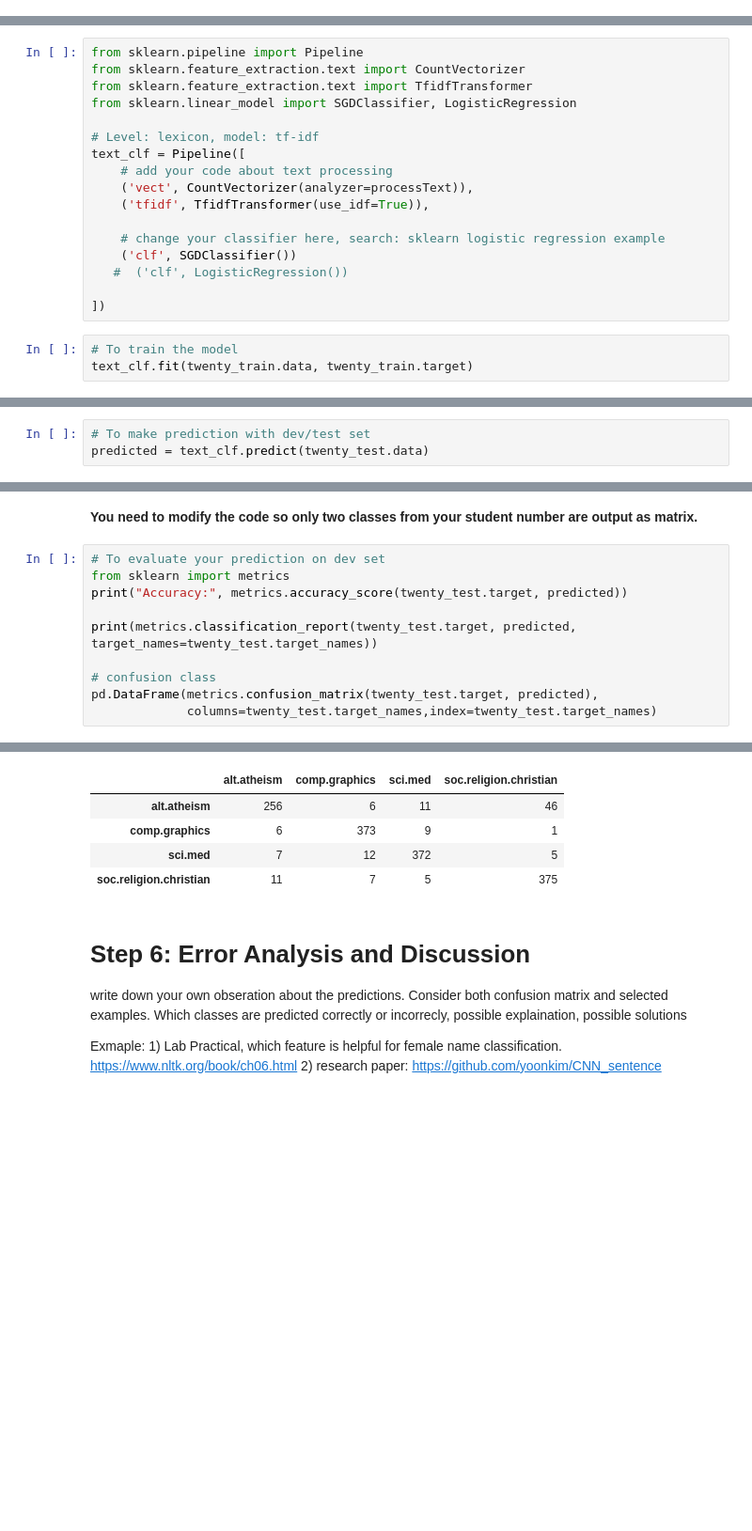
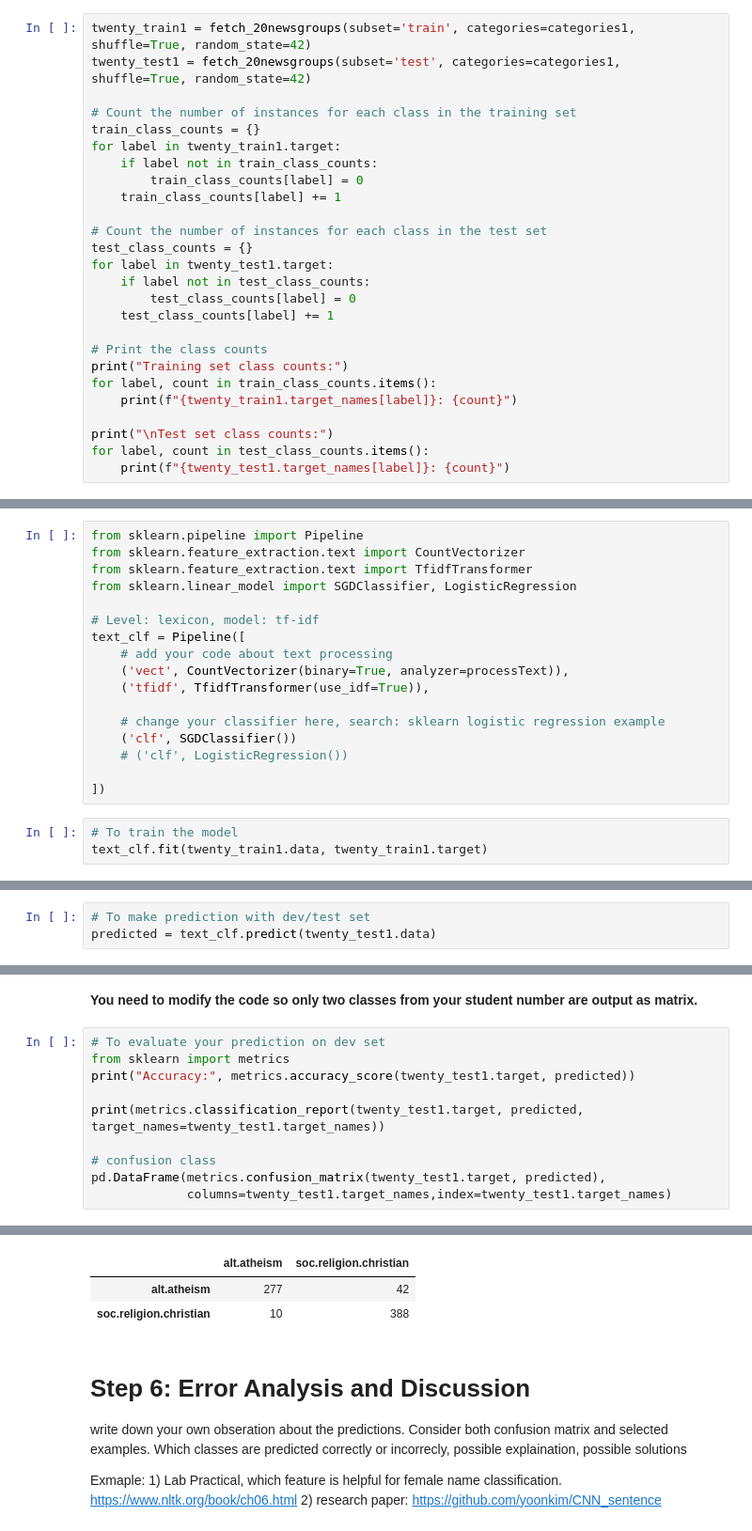
Before and after one commit to InaJaweed/Text_Mining-CS3TM20, a Jupyter notebook: TextMineCW.ipynb, the cells around one changed output, grey strips where cells are left out. Shown at 94% size. Drawn from its saved outputs; the diff is of its cells as text; blank space fills up the shorter version.

```diff
--- a/TextMineCW.ipynb
+++ b/TextMineCW.ipynb
@@ -274,0 +307,26 @@ Your data sets can be obtained as twenty_train1, twenty_test1. All  data set nam
+# %%
+twenty_train1 = fetch_20newsgroups(subset='train', categories=categories1, shuffle=True, random_state=42)
+twenty_test1 = fetch_20newsgroups(subset='test', categories=categories1, shuffle=True, random_state=42)
+
+# Count the number of instances for each class in the training set
+train_class_counts = {}
+for label in twenty_train1.target:
+    if label not in train_class_counts:
+        train_class_counts[label] = 0
+    train_class_counts[label] += 1
+
+# Count the number of instances for each class in the test set
+test_class_counts = {}
+for label in twenty_test1.target:
+    if label not in test_class_counts:
+        test_class_counts[label] = 0
+    test_class_counts[label] += 1
+
+# Print the class counts
+print("Training set class counts:")
+for label, count in train_class_counts.items():
+    print(f"{twenty_train1.target_names[label]}: {count}")
+
+print("\nTest set class counts:")
+for label, count in test_class_counts.items():
+    print(f"{twenty_test1.target_names[label]}: {count}")
@@ -281,16 +364,16 @@ from sklearn.linear_model import SGDClassifier, LogisticRegression
 # Level: lexicon, model: tf-idf
 text_clf = Pipeline([
     # add your code about text processing
-    ('vect', CountVectorizer(analyzer=processText)),
+    ('vect', CountVectorizer(binary=True, analyzer=processText)),
     ('tfidf', TfidfTransformer(use_idf=True)),
 
     # change your classifier here, search: sklearn logistic regression example
     ('clf', SGDClassifier())
-   #  ('clf', LogisticRegression())
+    # ('clf', LogisticRegression())
 
 ])
 # %%
 # To train the model
-text_clf.fit(twenty_train.data, twenty_train.target)
+text_clf.fit(twenty_train1.data, twenty_train1.target)
 # %% [output]
 Pipeline(steps=[('vect',
@@ -300,7 +384,7 @@ Pipeline(steps=[('vect',
 # Step 4: Make Prediction
 # %%
 # To make prediction with dev/test set
-predicted = text_clf.predict(twenty_test.data)
+predicted = text_clf.predict(twenty_test1.data)
 # %% [markdown]
 # Step 5: Evaluation
 # %% [markdown]
@@ -308,11 +392,11 @@ predicted = text_clf.predict(twenty_test.data)
 # %%
 # To evaluate your prediction on dev set
 from sklearn import metrics
-print("Accuracy:", metrics.accuracy_score(twenty_test.target, predicted))
+print("Accuracy:", metrics.accuracy_score(twenty_test1.target, predicted))
 
-print(metrics.classification_report(twenty_test.target, predicted, target_names=twenty_test.target_names))
+print(metrics.classification_report(twenty_test1.target, predicted, target_names=twenty_test1.target_names))
 
 # confusion class
-pd.DataFrame(metrics.confusion_matrix(twenty_test.target, predicted),
-             columns=twenty_test.target_names,index=twenty_test.target_names)
+pd.DataFrame(metrics.confusion_matrix(twenty_test1.target, predicted),
+             columns=twenty_test1.target_names,index=twenty_test1.target_names)
 # %% [output]
@@ -330,8 +412,6 @@ soc.religion.christian       0.88      0.94      0.91       398
-|  | alt.atheism | comp.graphics | sci.med | soc.religion.christian |
-| alt.atheism | 256 | 6 | 11 | 46 |
-| comp.graphics | 6 | 373 | 9 | 1 |
-| sci.med | 7 | 12 | 372 | 5 |
-| soc.religion.christian | 11 | 7 | 5 | 375 |
+|  | alt.atheism | soc.religion.christian |
+| alt.atheism | 277 | 42 |
+| soc.religion.christian | 10 | 388 |
 # %% [markdown]
 # Step 6: Error Analysis and Discussion
 write down your own obseration about the predictions. Consider both confusion matrix and selected examples. Which classes are predicted correctly or incorrecly, possible explaination, possible solutions
```
Also changed, not shown: parts of 10 cells of this notebook.
